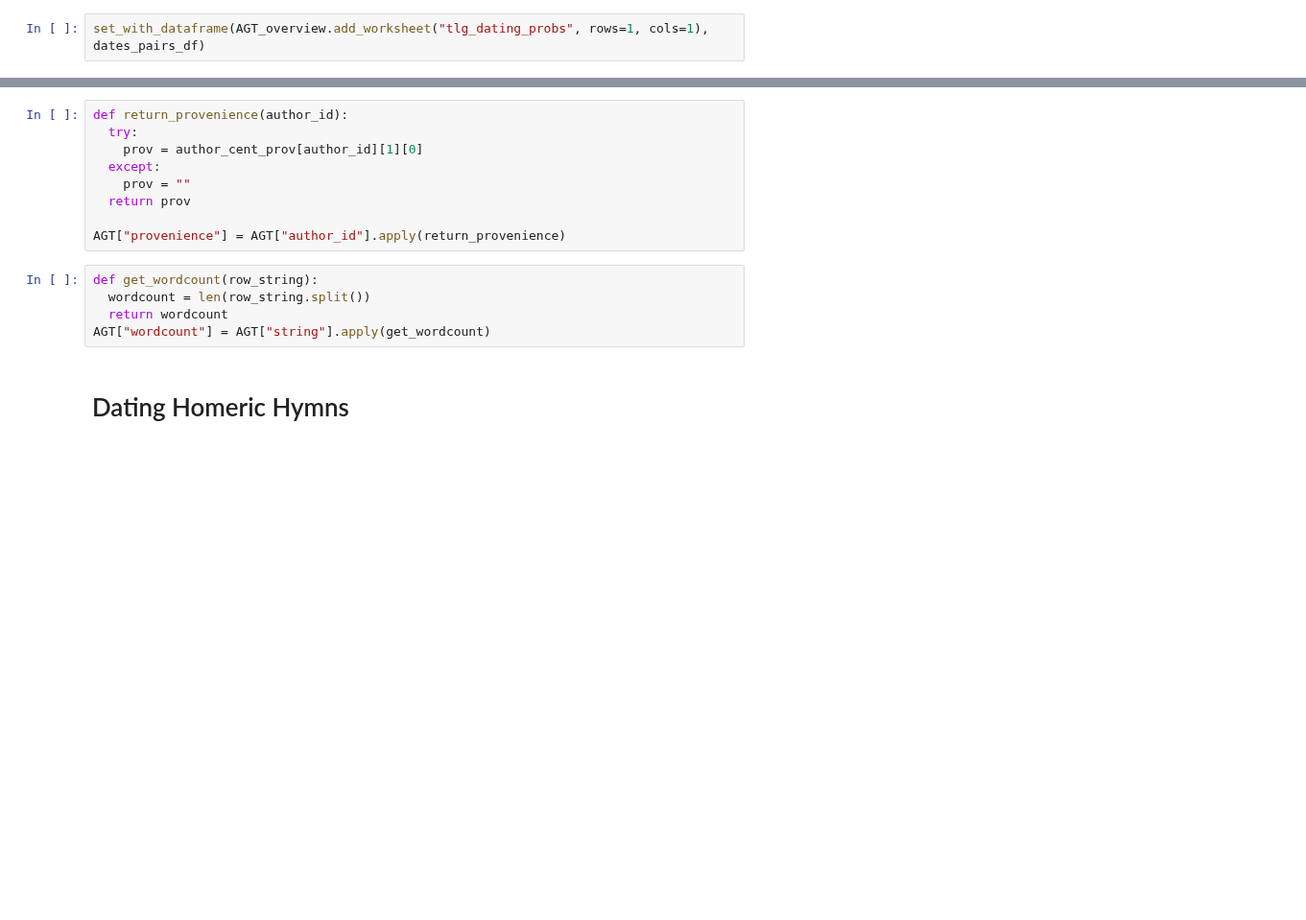
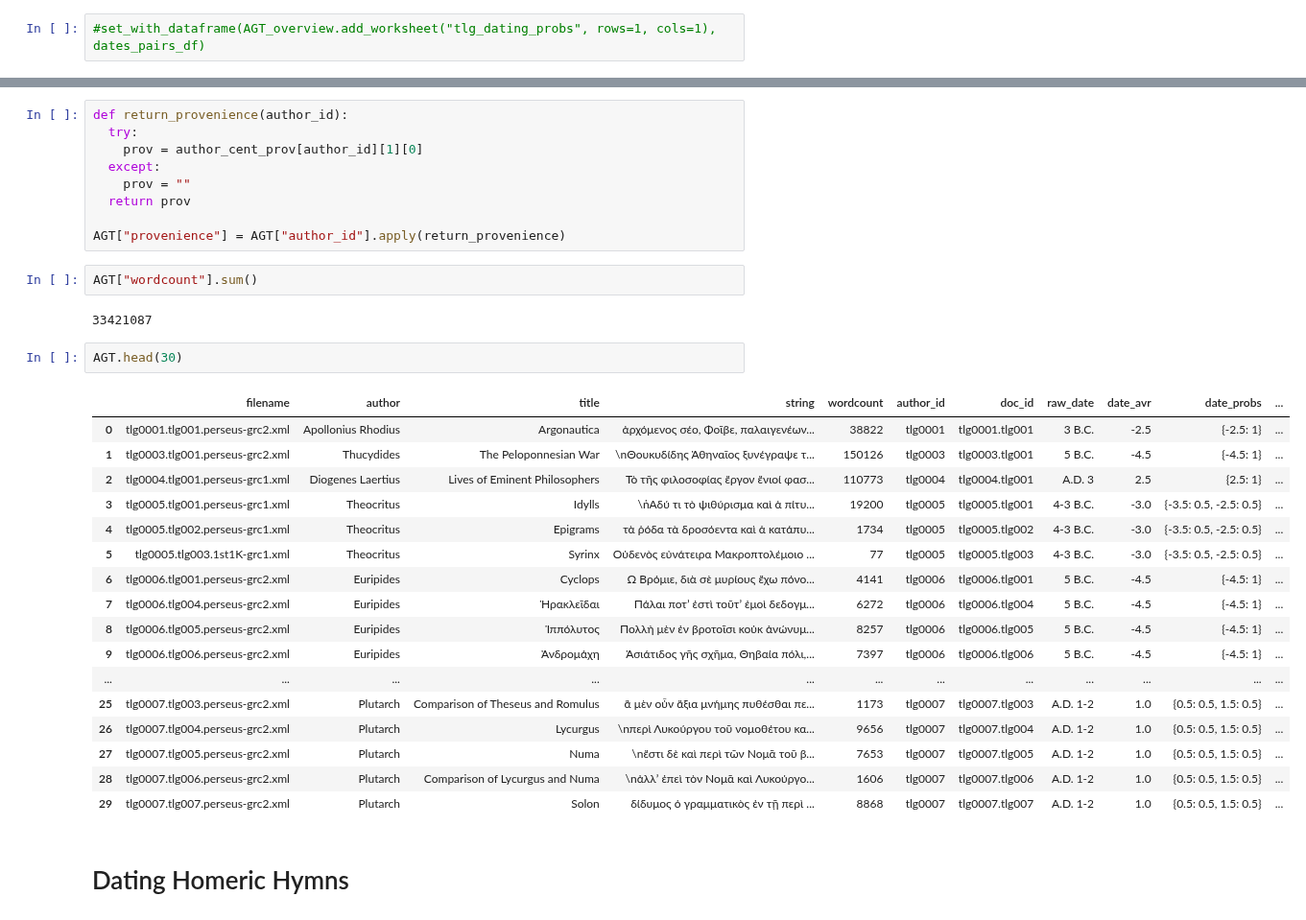
Before and after one commit to sdam-au/LAGT, a Jupyter notebook: scripts/2_DATING&PROVENIENCE.ipynb, the cells around one changed output, grey strips where cells are left out. Shown at 96% size. Drawn from its saved outputs; the diff is of its cells as text; blank space fills up the shorter version.

```diff
--- a/scripts/2_DATING&PROVENIENCE.ipynb
+++ b/scripts/2_DATING&PROVENIENCE.ipynb
@@ -338,7 +338,7 @@ dates_cleaned_df.head(5)
 | 3 | a. 2 B.C.? | [-2.5, -3.5, -4.5, -5.5, -6.5, -7.5] | {-7.5: 0.0156, -6.5: 0.0312, -5.5... | -3 | ante | ? |
 | 4 | A.D. 9 | [8.5] | {8.5: 1} | 8.5 |  |  |
 # %%
-set_with_dataframe(AGT_overview.add_worksheet("tlg_dating_probs", rows=1, cols=1), dates_pairs_df)
+#set_with_dataframe(AGT_overview.add_worksheet("tlg_dating_probs", rows=1, cols=1), dates_pairs_df)
 # %%
 author_ids_with_raw_dates = []
 for key, list_of_values in zip(tlg_authordate.keys(), tlg_authordate.values()):
@@ -533,10 +535,29 @@ def return_provenience(author_id):
   return prov
 
 AGT["provenience"] = AGT["author_id"].apply(return_provenience)
-# %%
-def get_wordcount(row_string):
-  wordcount = len(row_string.split())
-  return wordcount
-AGT["wordcount"] = AGT["string"].apply(get_wordcount)
+# %%
+AGT["wordcount"].sum()
+# %% [output]
+33421087
+# %%
+AGT.head(30)
+# %% [output]
+|  | filename | author | title | string | wordcount | author_id | doc_id | raw_date | date_avr | date_probs | ... |
+| 0 | tlg0001.tlg001.perseus-grc2.xml | Apollonius Rhodius | Argonautica | ἀρχόμενος σέο, Φοῖβε, παλαιγενέων... | 38822 | tlg0001 | tlg0001.tlg001 | 3 B.C. | -2.5 | {-2.5: 1} | ... |
+| 1 | tlg0003.tlg001.perseus-grc2.xml | Thucydides | The Peloponnesian War | \nΘουκυδίδης Ἀθηναῖος ξυνέγραψε τ... | 150126 | tlg0003 | tlg0003.tlg001 | 5 B.C. | -4.5 | {-4.5: 1} | ... |
+| 2 | tlg0004.tlg001.perseus-grc1.xml | Diogenes Laertius | Lives of Eminent Philosophers | Τὸ τῆς φιλοσοφίας ἔργον ἔνιοί φασ... | 110773 | tlg0004 | tlg0004.tlg001 | A.D. 3 | 2.5 | {2.5: 1} | ... |
+| 3 | tlg0005.tlg001.perseus-grc1.xml | Theocritus | Idylls | \n̔Αδύ τι τὸ ψιθύρισμα καὶ ἁ πίτυ... | 19200 | tlg0005 | tlg0005.tlg001 | 4-3 B.C. | -3.0 | {-3.5: 0.5, -2.5: 0.5} | ... |
+| 4 | tlg0005.tlg002.perseus-grc1.xml | Theocritus | Epigrams | τὰ ῥόδα τὰ δροσόεντα καὶ ἁ κατάπυ... | 1734 | tlg0005 | tlg0005.tlg002 | 4-3 B.C. | -3.0 | {-3.5: 0.5, -2.5: 0.5} | ... |
+| 5 | tlg0005.tlg003.1st1K-grc1.xml | Theocritus | Syrinx | Οὐδενὸς εὐνάτειρα Μακροπτολέμοιο ... | 77 | tlg0005 | tlg0005.tlg003 | 4-3 B.C. | -3.0 | {-3.5: 0.5, -2.5: 0.5} | ... |
+| 6 | tlg0006.tlg001.perseus-grc2.xml | Euripides | Cyclops | Ὦ Βρόμιε, διὰ σὲ μυρίους ἔχω πόνο... | 4141 | tlg0006 | tlg0006.tlg001 | 5 B.C. | -4.5 | {-4.5: 1} | ... |
+| 7 | tlg0006.tlg004.perseus-grc2.xml | Euripides | Ἡρακλεῖδαι | Πάλαι ποτʼ ἐστὶ τοῦτʼ ἐμοὶ δεδογμ... | 6272 | tlg0006 | tlg0006.tlg004 | 5 B.C. | -4.5 | {-4.5: 1} | ... |
+| 8 | tlg0006.tlg005.perseus-grc2.xml | Euripides | Ἱππόλυτος | Πολλὴ μὲν ἐν βροτοῖσι κοὐκ ἀνώνυμ... | 8257 | tlg0006 | tlg0006.tlg005 | 5 B.C. | -4.5 | {-4.5: 1} | ... |
+| 9 | tlg0006.tlg006.perseus-grc2.xml | Euripides | Ἀνδρομάχη | Ἀσιάτιδος γῆς σχῆμα, Θηβαία πόλι,... | 7397 | tlg0006 | tlg0006.tlg006 | 5 B.C. | -4.5 | {-4.5: 1} | ... |
+| ... | ... | ... | ... | ... | ... | ... | ... | ... | ... | ... | ... |
+| 25 | tlg0007.tlg003.perseus-grc2.xml | Plutarch | Comparison of Theseus and Romulus | ἃ μὲν οὖν ἄξια μνήμης πυθέσθαι πε... | 1173 | tlg0007 | tlg0007.tlg003 | A.D. 1-2 | 1.0 | {0.5: 0.5, 1.5: 0.5} | ... |
+| 26 | tlg0007.tlg004.perseus-grc2.xml | Plutarch | Lycurgus | \nπερὶ Λυκούργου τοῦ νομοθέτου κα... | 9656 | tlg0007 | tlg0007.tlg004 | A.D. 1-2 | 1.0 | {0.5: 0.5, 1.5: 0.5} | ... |
+| 27 | tlg0007.tlg005.perseus-grc2.xml | Plutarch | Numa | \nἔστι δὲ καὶ περὶ τῶν Νομᾶ τοῦ β... | 7653 | tlg0007 | tlg0007.tlg005 | A.D. 1-2 | 1.0 | {0.5: 0.5, 1.5: 0.5} | ... |
+| 28 | tlg0007.tlg006.perseus-grc2.xml | Plutarch | Comparison of Lycurgus and Numa | \nἀλλʼ ἐπεὶ τὸν Νομᾶ καὶ Λυκούργο... | 1606 | tlg0007 | tlg0007.tlg006 | A.D. 1-2 | 1.0 | {0.5: 0.5, 1.5: 0.5} | ... |
+| 29 | tlg0007.tlg007.perseus-grc2.xml | Plutarch | Solon | δίδυμος ὁ γραμματικὸς ἐν τῇ περὶ ... | 8868 | tlg0007 | tlg0007.tlg007 | A.D. 1-2 | 1.0 | {0.5: 0.5, 1.5: 0.5} | ... |
 # %% [markdown]
 # Dating Homeric Hymns
```
Also changed, not shown: parts of 19 cells of this notebook, 3 other files.
